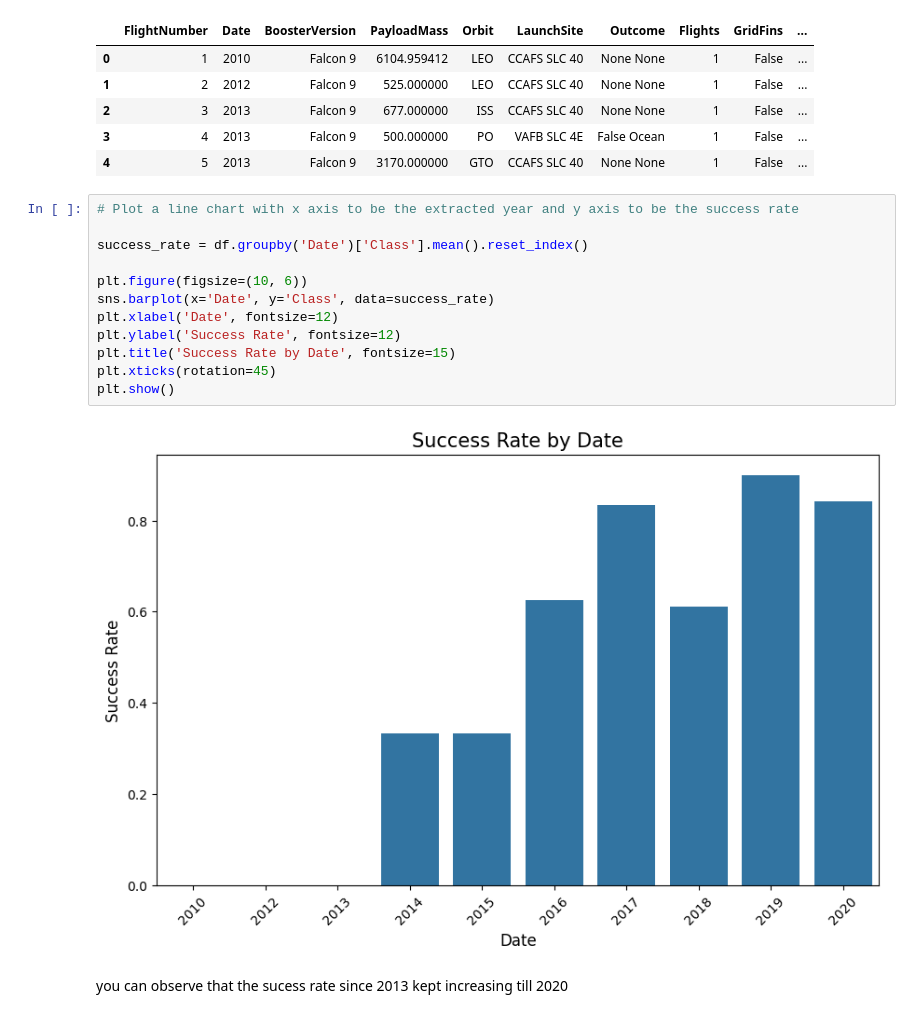
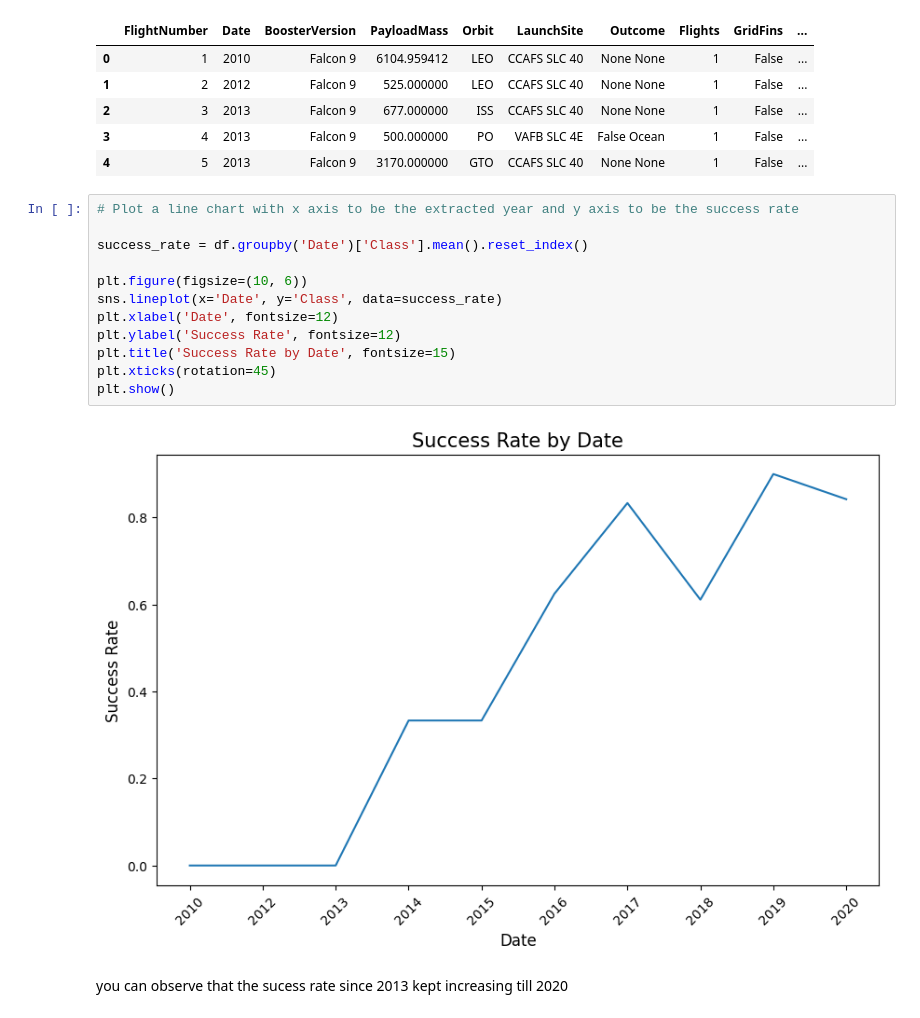
Before and after one commit to RPBis/Final-Assignment, a Jupyter notebook: edadataviz_2.ipynb, the cells around one changed output. Cells and saved outputs as stored; diff of their text form.

```diff
--- a/edadataviz_2.ipynb
+++ b/edadataviz_2.ipynb
@@ -203,17 +203,17 @@ df.head()
 # %%
 # Plot a line chart with x axis to be the extracted year and y axis to be the success rate
 
 success_rate = df.groupby('Date')['Class'].mean().reset_index()
 
 plt.figure(figsize=(10, 6))
-sns.barplot(x='Date', y='Class', data=success_rate)
+sns.lineplot(x='Date', y='Class', data=success_rate)
 plt.xlabel('Date', fontsize=12)
 plt.ylabel('Success Rate', fontsize=12)
 plt.title('Success Rate by Date', fontsize=15)
 plt.xticks(rotation=45)
 plt.show()
 # %% [output]
-[figure, old version]
+[figure, new version]
 # %% [markdown]
 you can observe that the sucess rate since 2013 kept increasing till 2020
 # %% [markdown]
```
Also changed, not shown: parts of 3 cells of this notebook.
